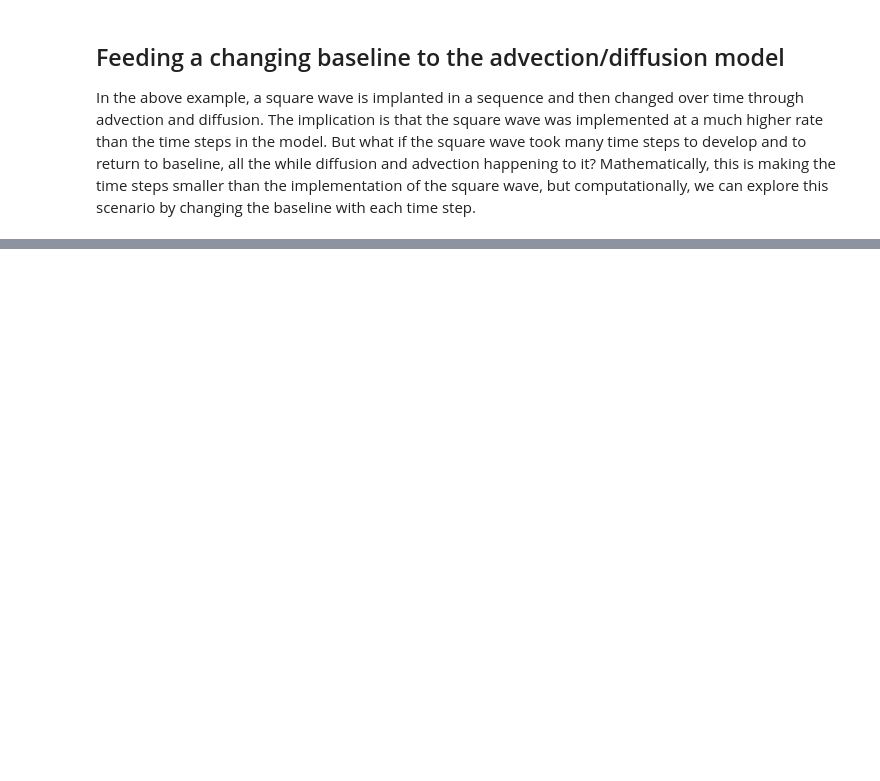
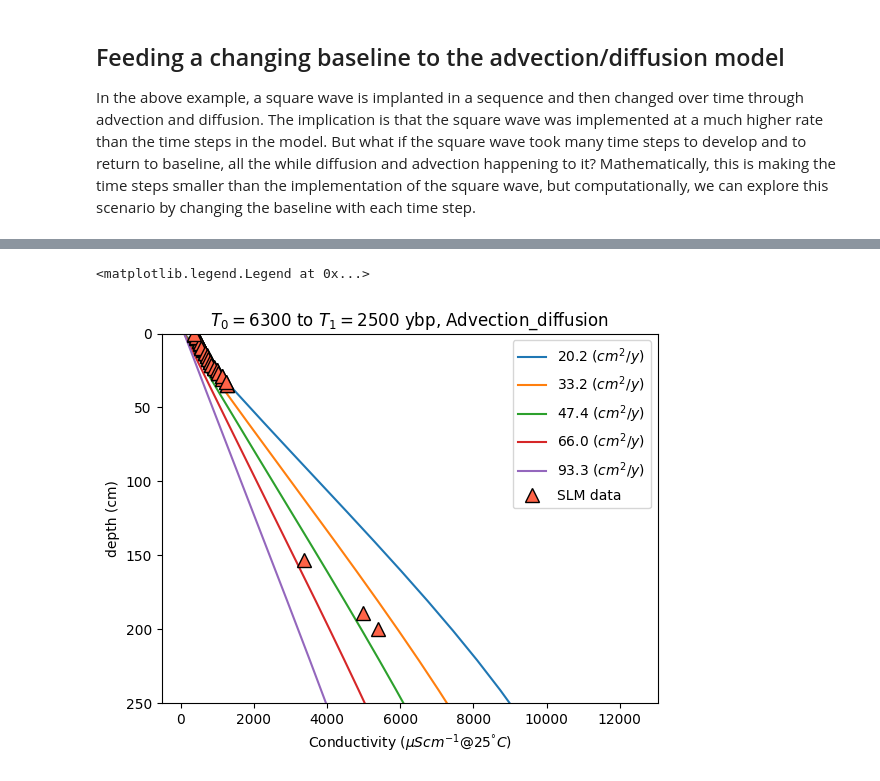
Before and after one commit to DirtBurner/Neuhaus_Model_Replication, a Jupyter notebook: TS_notebook.ipynb, the cells around one changed output, grey strips where cells are left out. Cells and saved outputs as stored; diff of their text form; code cells hidden in the pictures; blank space fills up the shorter version.

```diff
--- a/TS_notebook.ipynb
+++ b/TS_notebook.ipynb
@@ -478,0 +197,24 @@ In the above example, a square wave is implanted in a sequence and then changed
+# %%
+phi_range = np.linspace(0.1, 0.9, 5)
+D_Cl = 0.0113*100*100                   #cm^2/y
+
+D_range = [1/(1-math.log(phi**2))*D_Cl for phi in phi_range]
+
+Phase_2_diff_dict = {}
+
+
+#Set time windows:
+T_0 = 6300
+T_1 = 2500
+
+for D in D_range:
+    z, phase1_arr = nf.Neuhaus_analytical_solution(T_0, T_1, time_step, L, depth_step, D, C_i, C_0)
+    z, phase2_arr, tag = nf.Neuhaus_PW_solute_model(phase1_arr, D, T_1, C_0, L, depth_step, time_step, u=0.04)
+    Phase_2_diff_dict |= {str(round(D, 1)):phase2_arr.copy()}
+    phase1_arr = None       #reset variable so that a view of the array does not affect the next iteration
+    phase2_arr = None       #reset variable so that a view of the array does not affect the next iteration
+
+
+
+
+print(phi_range)
@@ -478,0 +233,14 @@ In the above example, a square wave is implanted in a sequence and then changed
+# %%
+#Make a figure to compare the last members of the Phase 2 arrays calculated above to the data:
+fig, ax = plt.subplots(nrows=1, ncols=1)
+
+for k, v in Phase_2_diff_dict.items():
+    ax.plot(v[-1, :], z, label=k+' $(cm^2/y)$')
+    ax.set(title='$T_0 = $'+str(T_0)+' to $T_1 = $'+str(T_1)+' ybp, '+tag, ylabel='depth (cm)', xlabel='Conductivity ($\mu S cm^{-1} @ 25^°C$)', ylim=[0, 250])
+
+ax.plot(cond, depth, linestyle='', marker='^', mec='k', color='tomato', markersize=10, label='SLM data')
+ax.yaxis.set_inverted(True)
+ax.legend()
+# %% [output]
+<matplotlib.legend.Legend at 0x...>
+[figure, added]
```
Also changed, not shown: parts of 18 cells of this notebook, 2 other files.
